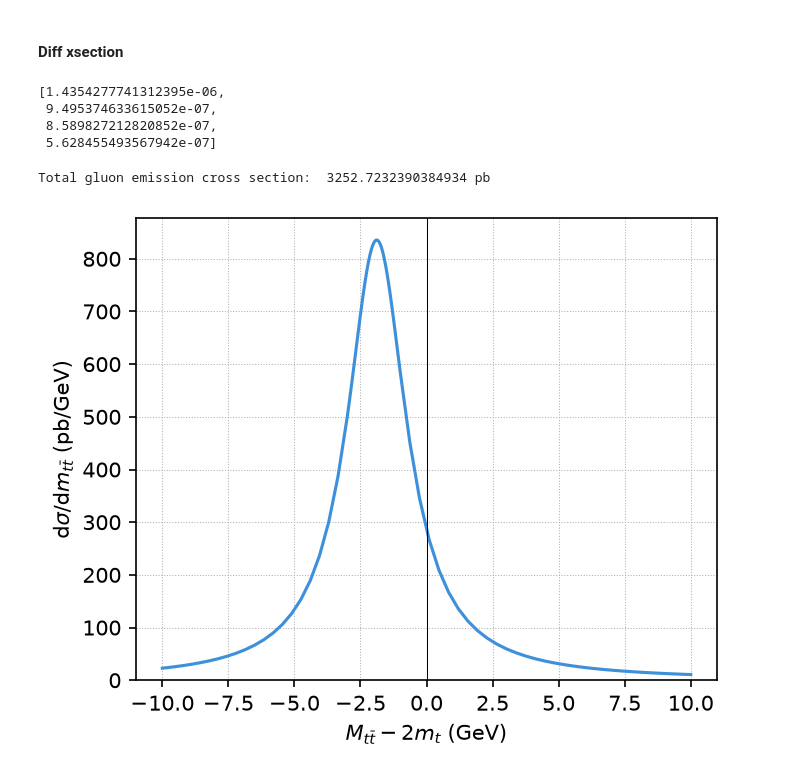
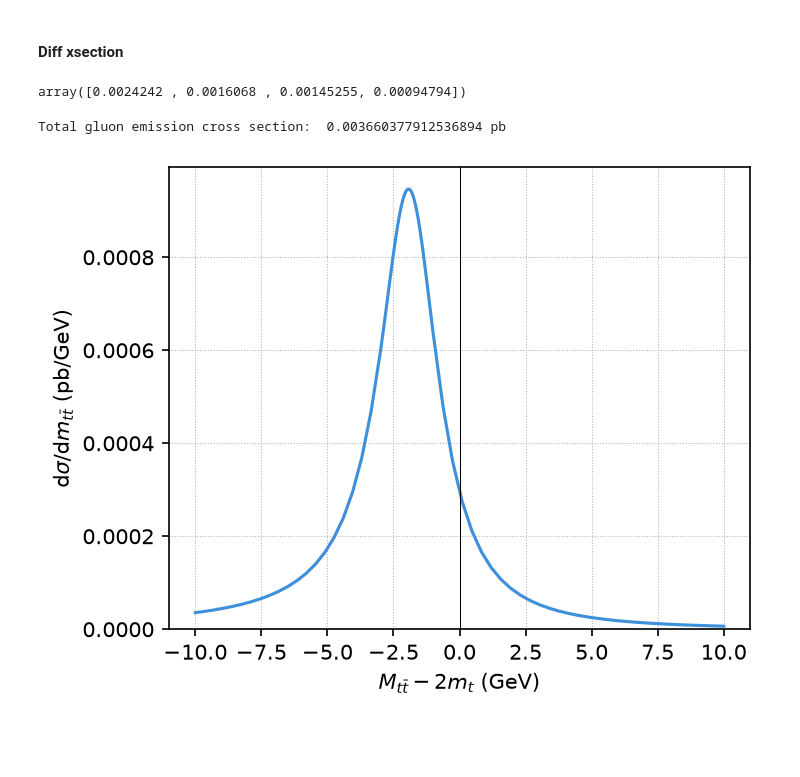
Before and after one commit to phananhvu1609/toponium, a Jupyter notebook: plot/analysis.ipynb, the cells around one changed output. Saved outputs shown, nothing was run; the diff lists cells and outputs as text; code cells hidden in the pictures; blank space fills up the shorter version.

Commit message:
corrected i*(1+zeta^2)

```diff
--- a/plot/analysis.ipynb
+++ b/plot/analysis.ipynb
@@ -196,7 +193,10 @@ def ISI_integrand(k,s_parton):
     zetaB = mt*alphag_B/(2*k)
     Energy_k = k**2/mt
 
-    return (4*np.pi)/(2*np.pi)**3 * (-8j*np.sqrt(np.pi)*(1j+zetaS)**2*S0_Sommerfeld(zetaS)) / (np.sqrt(s_parton)-2*mt-Energy_k+1j*Gammat) * (3*alphag_B/alphas_NA + 2) * np.exp(-2*zetaS*np.arctan(1/zetaB)) / (1+zetaB**2)**2
+    # WF_at_origin = np.exp( np.pi*zetaS/2 ) * special.gamma(1 - 1j*zetaS)
+
+    # return (4*np.pi)/(2*np.pi)**3 * (8j*np.sqrt(np.pi)*(1j+zetaS**2)*np.sqrt(S0_Sommerfeld(zetaS)) * WF_at_origin) / (np.sqrt(s_parton)-2*mt-Energy_k+1j*Gammat) * (3*alphag_B/alphas_NA + 2) * np.exp(-2*zetaS*np.arctan(1/zetaB)) / (1+zetaB**2)**2
+    return (4*np.pi)/(2*np.pi)**3 * (8j*np.sqrt(np.pi)*(1j+zetaS**2)*S0_Sommerfeld(zetaS)) / (np.sqrt(s_parton)-2*mt-Energy_k+1j*Gammat) * (3*alphag_B/alphas_NA + 2) * np.exp(-2*zetaS*np.arctan(1/zetaB)) / (1+zetaB**2)**2
 # %%
 k_arr = np.logspace(np.log10(1),np.log10(100),401)
 
@@ -261,28 +261,26 @@ def integrand_integrate_over_s_parton(tau,rho):
     s_parton = tau*s_hadron
     return (tau-rho) * run_alpha_s(Eg) * np.abs(ISI(s_parton)[0])**2
 # %%
-[quad(integrand_integrate_over_s_parton,a=(Mtt+LambdaQCD)**2/s_hadron,b=Mtt_integrate_max**2/s_hadron,args=(Mtt**2/s_hadron))[0] for Mtt in [2*mt-10, 2*mt, 2*mt+2, 2*mt+10]]
+tmp=[quad(integrand_integrate_over_s_parton,a=(Mtt+LambdaQCD)**2/s_hadron,b=Mtt_integrate_max**2/s_hadron,args=(Mtt**2/s_hadron))[0] for Mtt in [2*mt-10, 2*mt, 2*mt+2, 2*mt+10]]
+np.array(tmp)*s_hadron/(4*mt**2)
 # %% [output]
-[1.4354277741312395e-06,
- 9.495374633615052e-07,
- 8.589827212820852e-07,
- 5.628455493567942e-07]
+array([0.0024242 , 0.0016068 , 0.00145255, 0.00094794])
 # %%
 plt.figure(figsize=(5,4),dpi=150)
 
 Mtt_arr = np.concatenate([np.linspace(2*mt-10,2*mt-3,20,endpoint=False),np.linspace(2*mt-3,2*mt-1,40,endpoint=False),np.linspace(2*mt-1,2*mt+10,31)])
 BreitWigner_arr = Gammat / ((Mtt_arr - 2*mt - binding_energy_toponium)**2 + Gammat**2)
-# tau_integral_arr = np.array([quad(integrand_integrate_over_s_parton,a=(Mtt+LambdaQCD)**2/s_hadron,b=Mtt_integrate_max**2/s_hadron,args=(Mtt**2/s_hadron))[0] for Mtt in Mtt_arr])
-dxsect_dMtt = alphas_at_2mt**2 * alphag_B**5 * np.pi*s_hadron/(2**11*3**3*mt**4) * BreitWigner_arr * partonic_luminosity * invGeV2topb #* tau_integral_arr
+tau_integral_arr = np.array([quad(integrand_integrate_over_s_parton,a=(Mtt+LambdaQCD)**2/s_hadron,b=Mtt_integrate_max**2/s_hadron,args=(Mtt**2/s_hadron))[0] for Mtt in Mtt_arr])
+dxsect_dMtt = alphas_at_2mt**2 * alphag_B**5 * np.pi*s_hadron/(2**11*3**3*mt**4) * BreitWigner_arr * partonic_luminosity * invGeV2topb * tau_integral_arr
 print("Total gluon emission cross section: ",simpson(dxsect_dMtt,Mtt_arr),"pb")
 plt.plot(Mtt_arr-2*mt, dxsect_dMtt)
 plt.axvline(x=0,color='k',linewidth=0.5)
 plt.xlabel('$M_{t \\bar{t}} - 2m_t$ (GeV)')
 plt.ylabel('d$\\sigma$/d$m_{t\\bar{t}}$ (pb/GeV)')
 plt.ylim(0)
 plt.grid(True, linestyle=':', linewidth=0.5)
 plt.savefig('dxsect_gluon_emission.pdf', bbox_inches='tight')
 plt.show()
 # %% [output]
-Total gluon emission cross section:  3252.7232390384934 pb
+Total gluon emission cross section:  0.003660377912536894 pb
-[figure, old version]
+[figure, new version]
```
Also changed, not shown: parts of 5 cells of this notebook, 6 other files.
